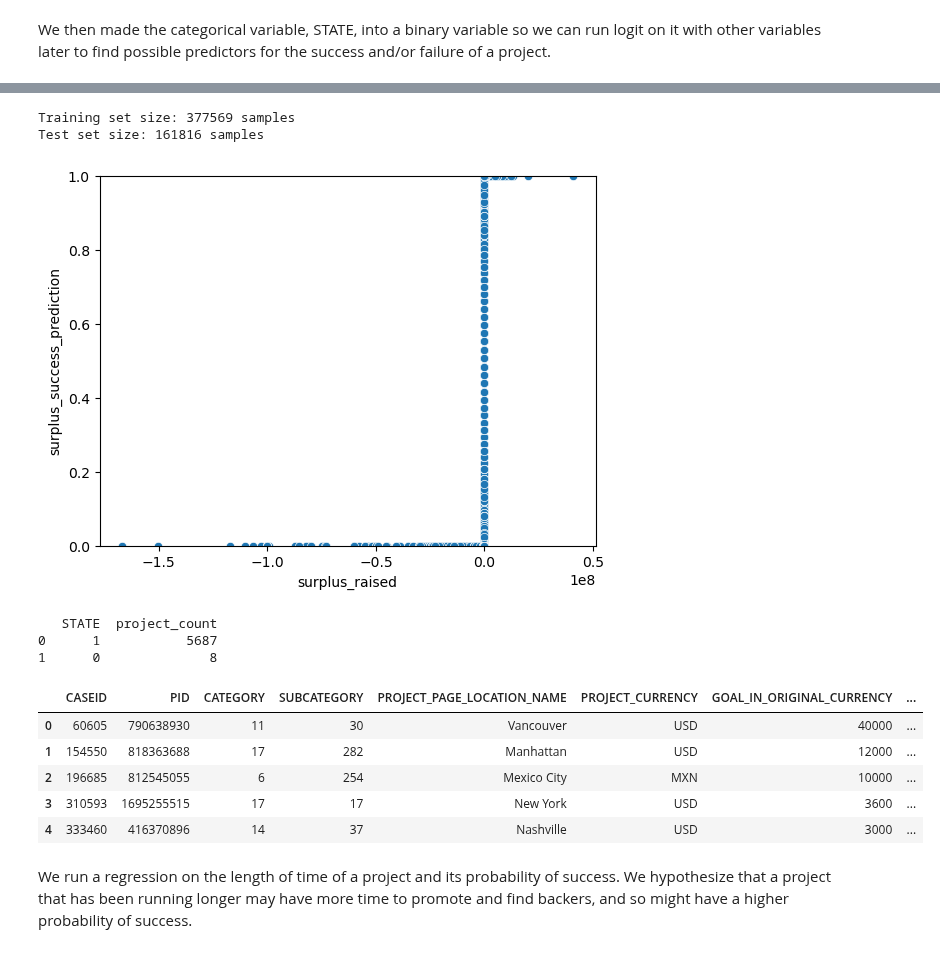
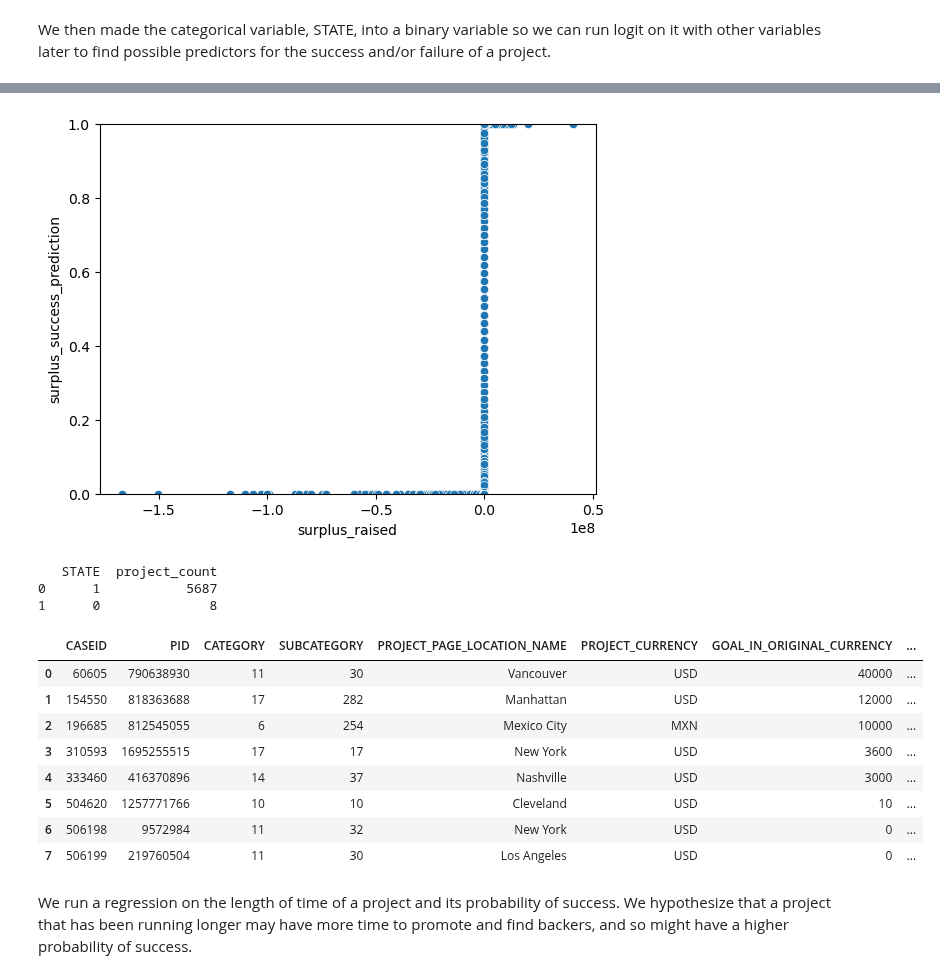
Before and after one commit to catherine-fang-git/kickstarter_project_success_info2950, a Jupyter notebook: INFO2950_Phase2.ipynb, the cells around one changed output, grey strips where cells are left out. Drawn from its saved outputs; the diff is of its cells as text; code cells hidden in the pictures.

```diff
--- a/INFO2950_Phase2.ipynb
+++ b/INFO2950_Phase2.ipynb
@@ -395,40 +397,41 @@ clean_data["surplus_raised"] = clean_data["PLEDGED_IN_USD"] - clean_data["GOAL_I
 
 X = pd.DataFrame(clean_data["surplus_raised"])
 y = pd.Series(clean_data["STATE"])
 X_train, X_test, y_train, y_test = train_test_split(X, y, test_size=0.3)
 
 surplus_model = LogisticRegression().fit(X,y)
 
 surplus_prediction = surplus_model.predict_proba(X)
 surplus_success = surplus_prediction[:,1]
 clean_data["surplus_success_prediction"] = surplus_success
 sns.scatterplot(clean_data, x = "surplus_raised", y = "surplus_success_prediction")
 plt.ylim(0,1)
 plt.show()
 
 test_df = duckdb.sql("""SELECT STATE, COUNT(*) AS project_count
 FROM clean_data WHERE surplus_raised = 0 GROUP BY STATE
 ORDER BY project_count DESC""").df()
 
 print(test_df)
 
 zero_state_df = duckdb.sql("""SELECT * FROM clean_data
 WHERE STATE = 0 AND surplus_raised = 0""").df()
 
-zero_state_df.head()
+zero_state_df.iloc[:8]
 # %% [output]
+[figure]
-Training set size: 377569 samples
-Test set size: 161816 samples
+   STATE  project_count
+0      1           5687
+1      0              8
-[figure]
-   STATE  project_count
-0      1           5687
-1      0              8
 |  | CASEID | PID | CATEGORY | SUBCATEGORY | PROJECT_PAGE_LOCATION_NAME | PROJECT_CURRENCY | GOAL_IN_ORIGINAL_CURRENCY | ... |
 | 0 | 60605 | 790638930 | 11 | 30 | Vancouver | USD | 40000 | ... |
 | 1 | 154550 | 818363688 | 17 | 282 | Manhattan | USD | 12000 | ... |
 | 2 | 196685 | 812545055 | 6 | 254 | Mexico City | MXN | 10000 | ... |
 | 3 | 310593 | 1695255515 | 17 | 17 | New York | USD | 3600 | ... |
 | 4 | 333460 | 416370896 | 14 | 37 | Nashville | USD | 3000 | ... |
+| 5 | 504620 | 1257771766 | 10 | 10 | Cleveland | USD | 10 | ... |
+| 6 | 506198 | 9572984 | 11 | 32 | New York | USD | 0 | ... |
+| 7 | 506199 | 219760504 | 11 | 30 | Los Angeles | USD | 0 | ... |
 # %% [markdown]
 We run a regression on the length of time of a project and its probability of success. We hypothesize that a project that has been running longer may have more time to promote and find backers, and so might have a higher probability of success.
 # %%
```
Also changed, not shown: parts of 3 cells of this notebook.
